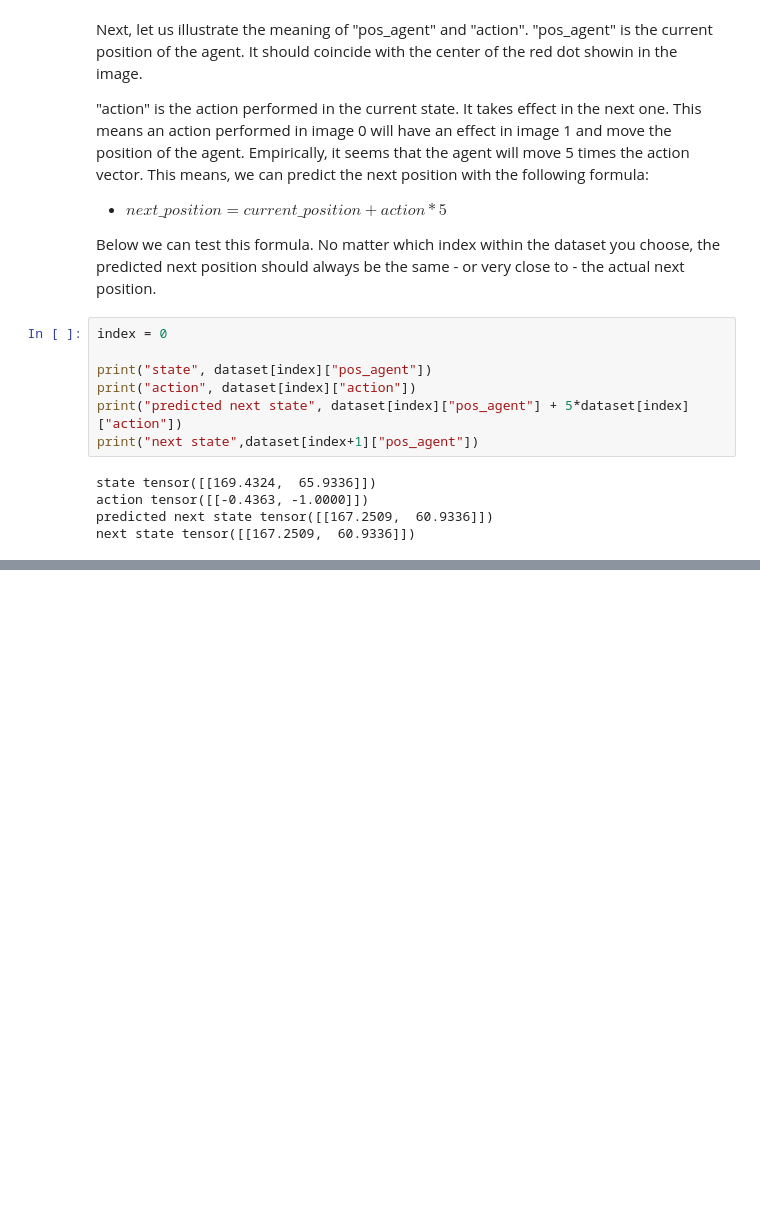
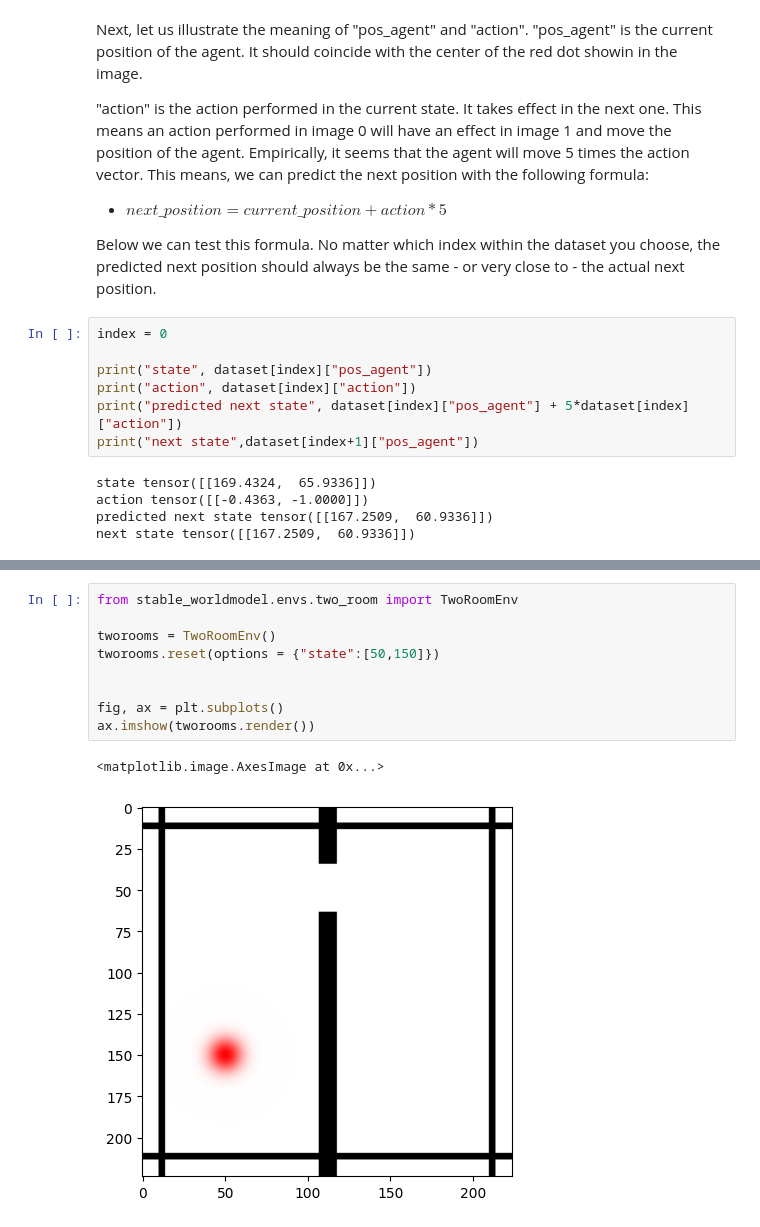
Before and after one commit to frank-trollmann/JEPAHeuristics, a Jupyter notebook: notebooks/project_exploration.ipynb, the cells around one changed output, grey strips where cells are left out. Saved outputs shown, nothing was run; the diff lists cells and outputs as text; blank space fills up the shorter version.

```diff
--- a/notebooks/project_exploration.ipynb
+++ b/notebooks/project_exploration.ipynb
@@ -198,0 +298,12 @@ TODO: currently training a model with 2 action channels.
+# %%
+from stable_worldmodel.envs.two_room import TwoRoomEnv
+
+tworooms = TwoRoomEnv()
+tworooms.reset(options = {"state":[50,150]})
+
+
+fig, ax = plt.subplots()
+ax.imshow(tworooms.render())
+# %% [output]
+<matplotlib.image.AxesImage at 0x...>
+[figure, added]
```
Also changed, not shown: parts of 32 cells of this notebook.
